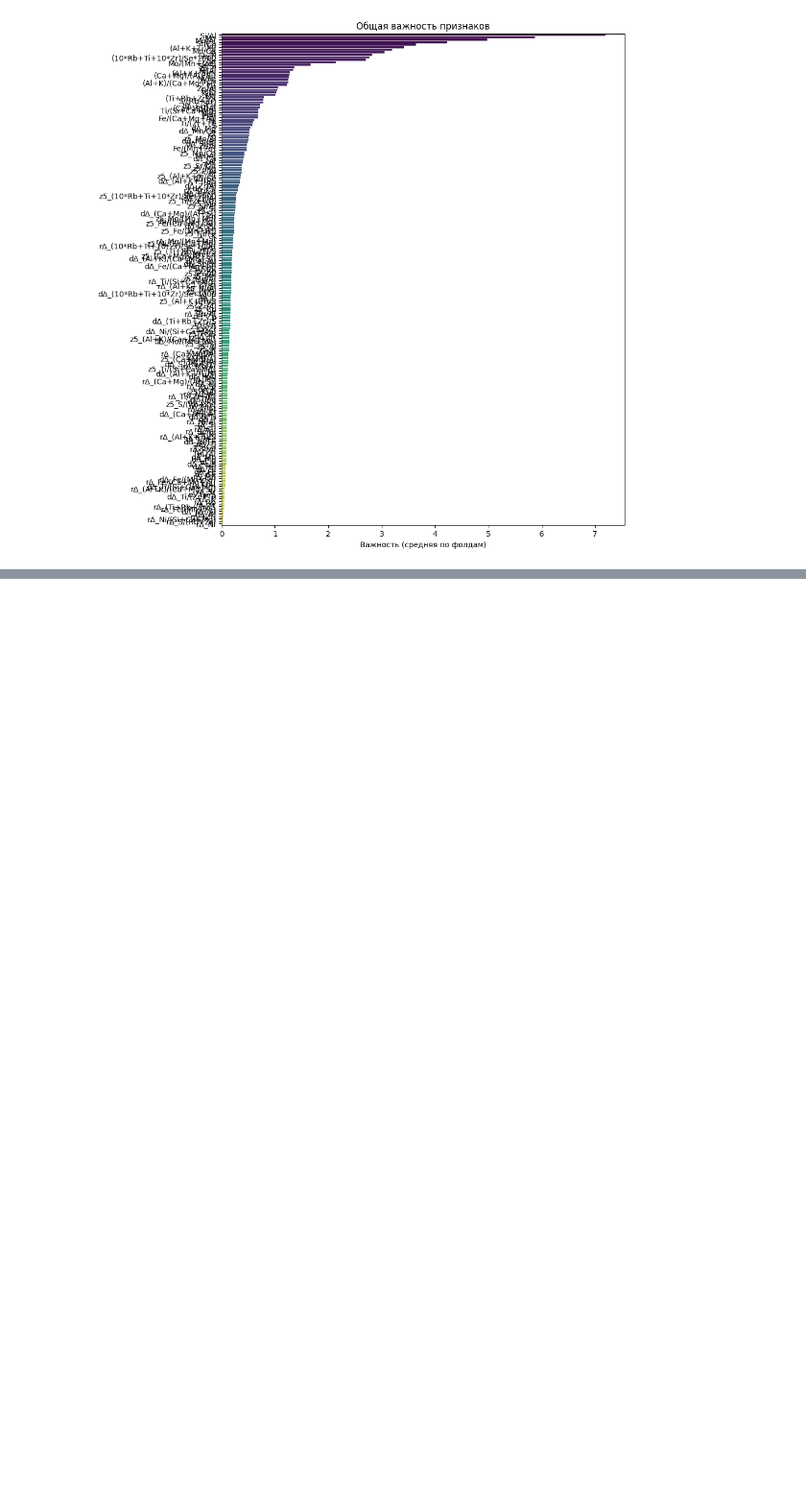
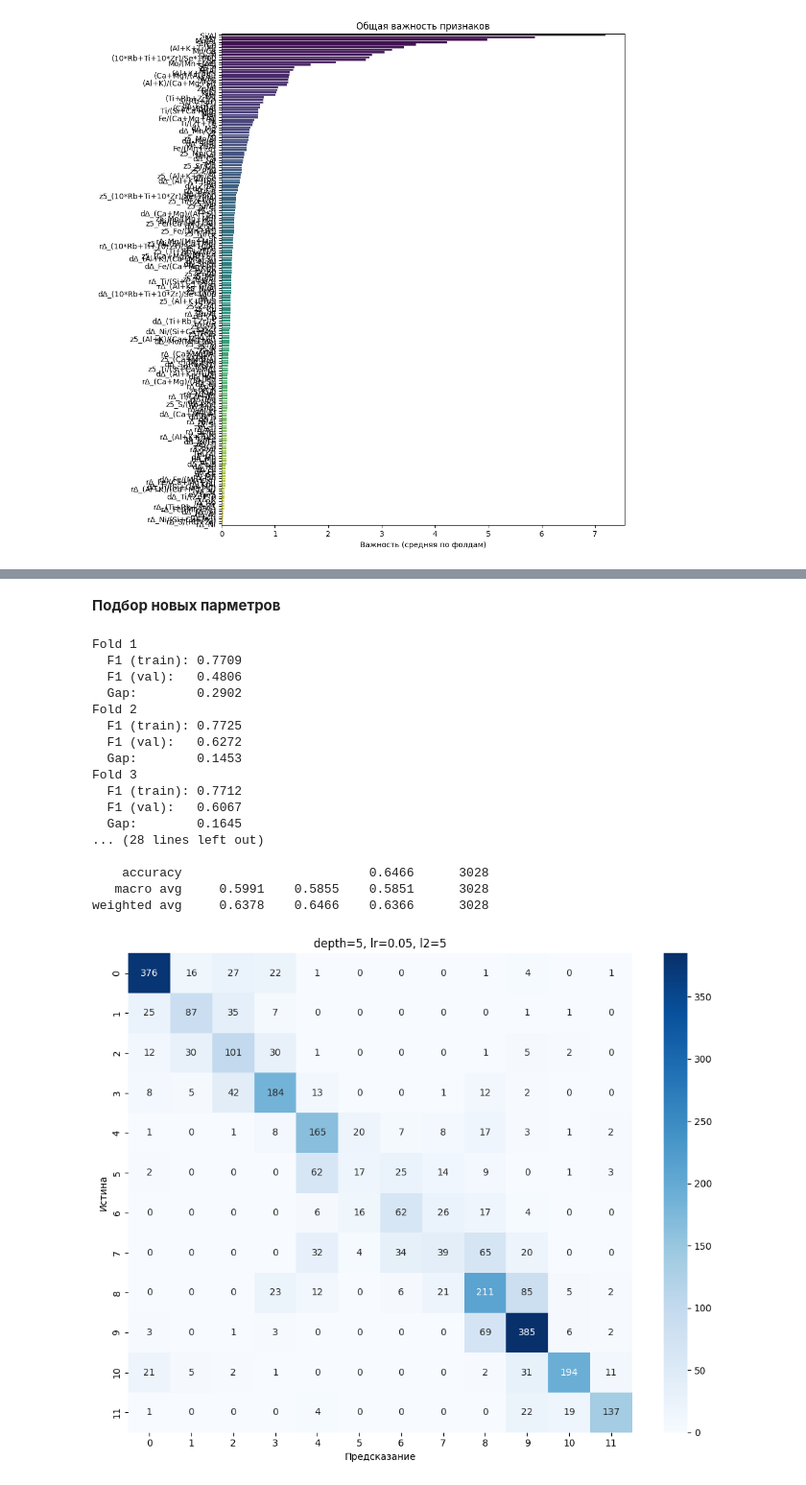
Before and after one commit to MariaSmirnovaDS/ML_for_geochemistry, a Jupyter notebook: Cross‑validation_fixed_parametr_GBoost_Elements_Ratio_06_10_Otnositelnye_feature.ipynb, the cells around one changed output, grey strips where cells are left out. Shown at 96% size. Cells and saved outputs as stored; diff of their text form; code cells hidden in the pictures; blank space fills up the shorter version.

```diff
--- a/Cross‑validation_fixed_parametr_GBoost_Elements_Ratio_06_10_Otnositelnye_feature.ipynb
+++ b/Cross‑validation_fixed_parametr_GBoost_Elements_Ratio_06_10_Otnositelnye_feature.ipynb
@@ -1294,0 +1736,80 @@ Passing `palette` without assigning `hue` is deprecated and will be removed in v
+# %% [markdown]
+**Подбор новых парметров**
+# %%
+fixed_params = {
+    'depth': 5,
+    'iterations': 800,
+    'learning_rate': 0.01,
+    'l2_leaf_reg': 5,
+    'loss_function': 'MultiClass',
+    'verbose': 0,
+    'random_seed': 42,
+    'early_stopping_rounds': 50,
+}
+
+gkf = GroupKFold(n_splits=5)
+
+fold_scores = []
+all_preds = []
+all_true = []
+fold_gaps = []
+
+for fold, (train_idx, val_idx) in enumerate(gkf.split(X, y, groups), 1):
+    X_tr, X_vl = X.iloc[train_idx], X.iloc[val_idx]
+    y_tr, y_vl = y.iloc[train_idx], y.iloc[val_idx]
+
+    model = CatBoostClassifier(**fixed_params)
+    model.fit(X_tr, y_tr, eval_set=(X_vl, y_vl), use_best_model=True)
+
+    y_pred = model.predict(X_vl).ravel()
+    y_train_pred = model.predict(X_tr).ravel()
+
+    f1_val = f1_score(y_vl, y_pred, average='macro')
+    f1_train = f1_score(y_tr, y_train_pred, average='macro')
+    gap = f1_train - f1_val
+
+    fold_scores.append(f1_val)
+    fold_gaps.append(gap)
+    all_preds.extend(y_pred)
+    all_true.extend(y_vl.values)
+
+    print(f"Fold {fold}")
+    print(f"  F1 (train): {f1_train:.4f}")
+    print(f"  F1 (val):   {f1_val:.4f}")
+    print(f"  Gap:        {gap:.4f}")
+
+print(f"\n{'='*50}")
+print(f"Средний F1 macro: {np.mean(fold_scores):.4f} ± {np.std(fold_scores):.4f}")
+print(f"Средний gap:       {np.mean(fold_gaps):.4f}")
+
+print(f"\nClassification Report:")
+print(classification_report(all_true, all_preds, digits=4))
+
+plt.figure(figsize=(10, 8))
+cm_all = confusion_matrix(all_true, all_preds)
+sns.heatmap(cm_all, annot=True, fmt='d', cmap='Blues',
+            xticklabels=range(12), yticklabels=range(12))
+plt.xlabel('Предсказание')
+plt.ylabel('Истина')
+plt.title(f'depth=5, lr=0.05, l2=5')
+plt.tight_layout()
+plt.show()
+# %% [output]
+Fold 1
+  F1 (train): 0.7709
+  F1 (val):   0.4806
+  Gap:        0.2902
+Fold 2
+  F1 (train): 0.7725
+  F1 (val):   0.6272
+  Gap:        0.1453
+Fold 3
+  F1 (train): 0.7712
+  F1 (val):   0.6067
+  Gap:        0.1645
+... (28 lines left out)
+
+    accuracy                         0.6466      3028
+   macro avg     0.5991    0.5855    0.5851      3028
+weighted avg     0.6378    0.6466    0.6366      3028
+[figure, added]
```
Also changed, not shown: parts of 8 cells of this notebook.
